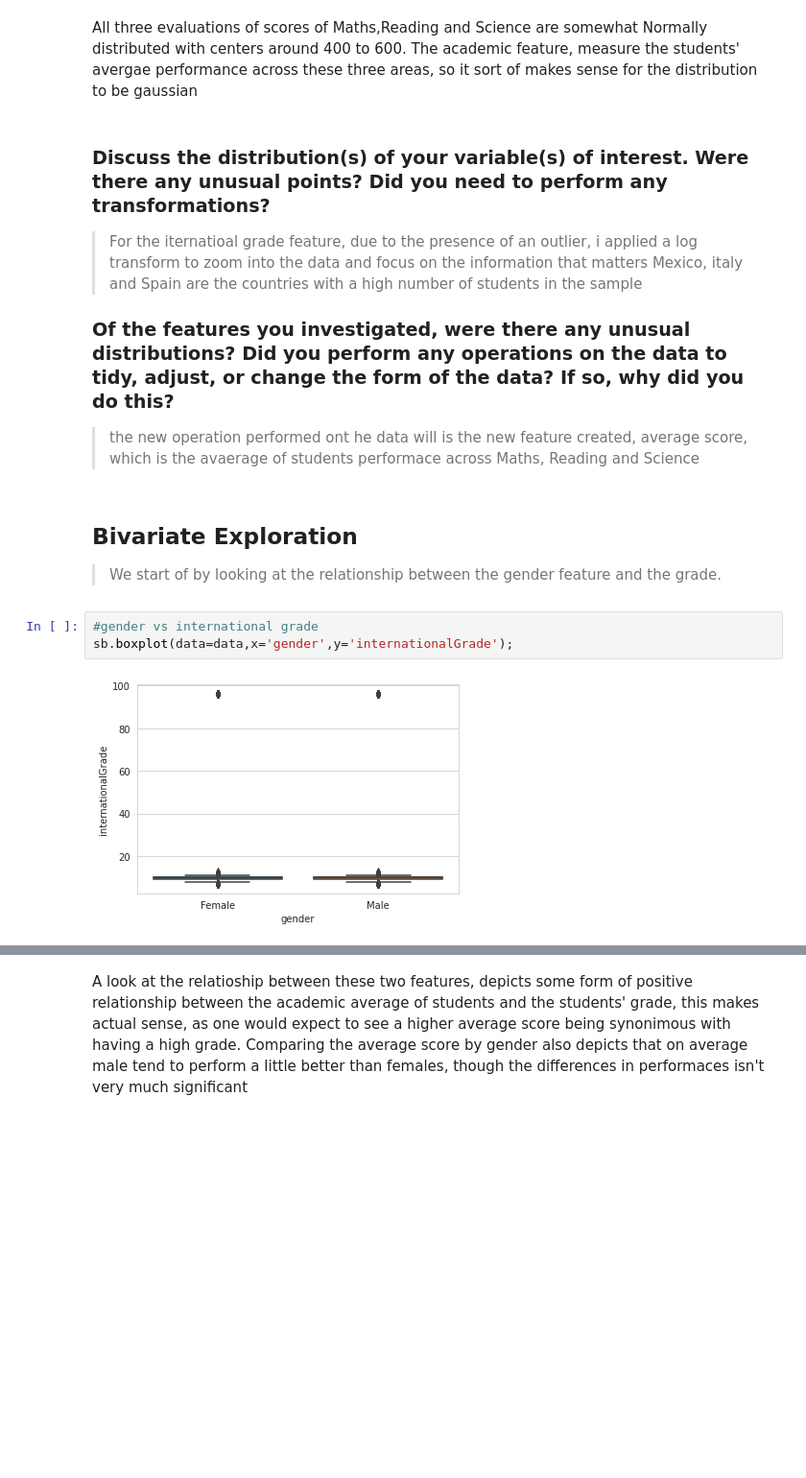
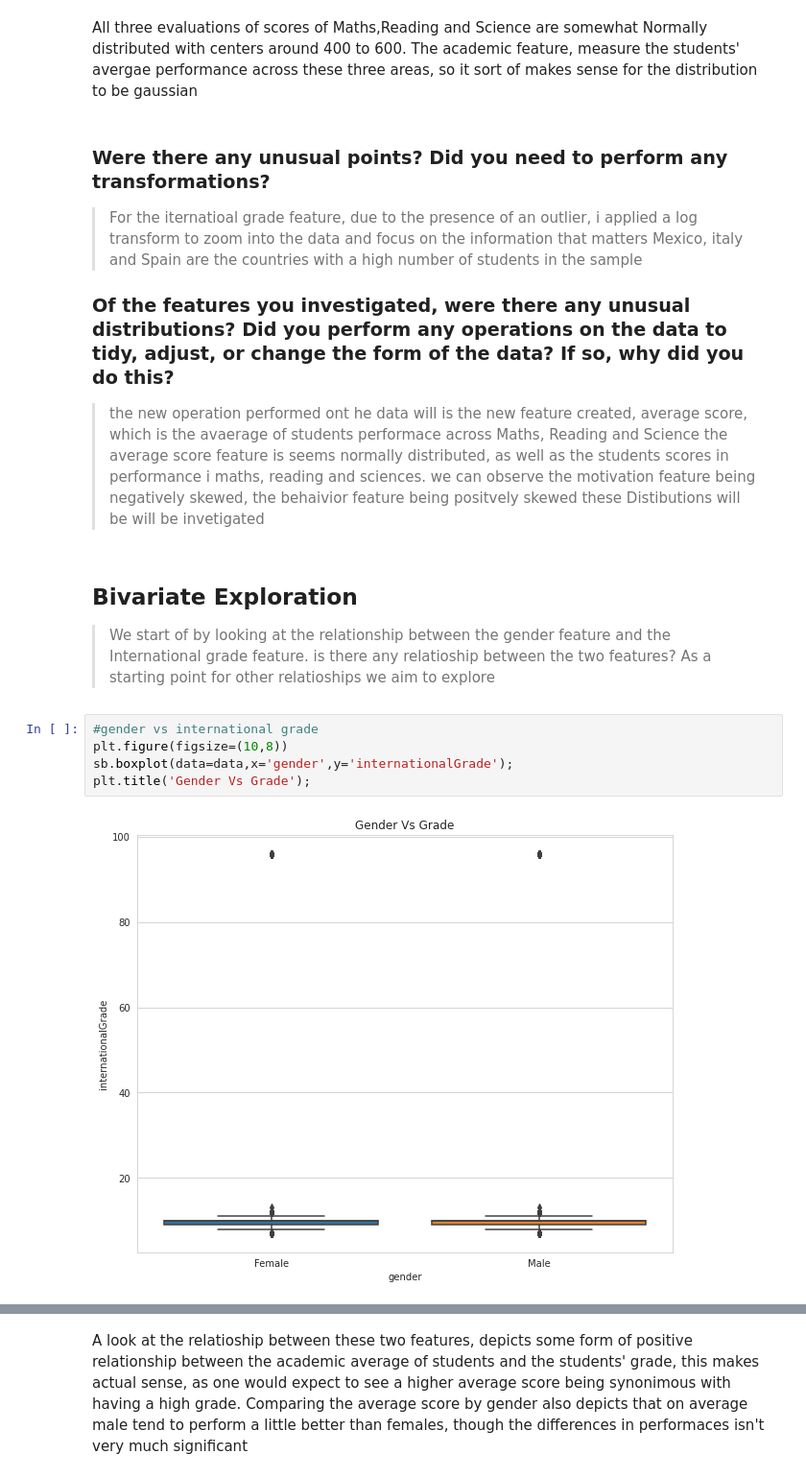
Before and after one commit to mandeebot/Pisa-Data-Analysis, a Jupyter notebook: main_pissa_data_analysis.ipynb, the cells around one changed output, grey strips where cells are left out. Shown: that part at 96% size. Saved outputs shown, nothing was run; the diff lists cells and outputs as text; blank space fills up the shorter version.

```diff
--- a/main_pissa_data_analysis.ipynb
+++ b/main_pissa_data_analysis.ipynb
@@ -328,7 +279,7 @@ histplot('academic_avg',data,50)
 # %% [markdown]
 All three evaluations of scores of Maths,Reading and Science are somewhat Normally distributed with centers around 400 to 600. The academic feature, measure the students' avergae performance across these three areas, so it sort of makes sense for the distribution to be gaussian
 # %% [markdown]
-### Discuss the distribution(s) of your variable(s) of interest. Were there any unusual points? Did you need to perform any transformations?
+### Were there any unusual points? Did you need to perform any transformations?
 
 > For the iternatioal grade feature, due to the presence of an outlier, i applied a log transform to zoom into the data and focus on the information that matters
 > Mexico, italy and Spain are the countries with a high number of students in the sample
@@ -336,14 +287,18 @@ All three evaluations of scores of Maths,Reading and Science are somewhat Normal
 ### Of the features you investigated, were there any unusual distributions? Did you perform any operations on the data to tidy, adjust, or change the form of the data? If so, why did you do this?
 
 > the new operation performed ont he data will is the new feature created, average score, which is the avaerage of students performace across Maths, Reading and Science
->
+>the average score feature is seems normally distributed, as well as the students scores in performance i maths, reading and sciences.
+> we can observe the motivation feature being negatively skewed, the behaivior feature being positvely skewed
+> these Distibutions will be will be invetigated
 # %% [markdown]
 ## Bivariate Exploration
 
->We start of by looking at the relationship between the gender feature and the grade.
+> We start of by looking at the relationship between the gender feature and the International grade feature. is there any relatioship between the two features? As a starting point for other relatioships we aim to explore
 # %%
 #gender vs international grade
+plt.figure(figsize=(10,8))
 sb.boxplot(data=data,x='gender',y='internationalGrade');
+plt.title('Gender Vs Grade');
 # %% [output]
-[figure, old version]
+[figure, new version]
 # %%
```
Also changed, not shown: parts of 23 cells of this notebook.
